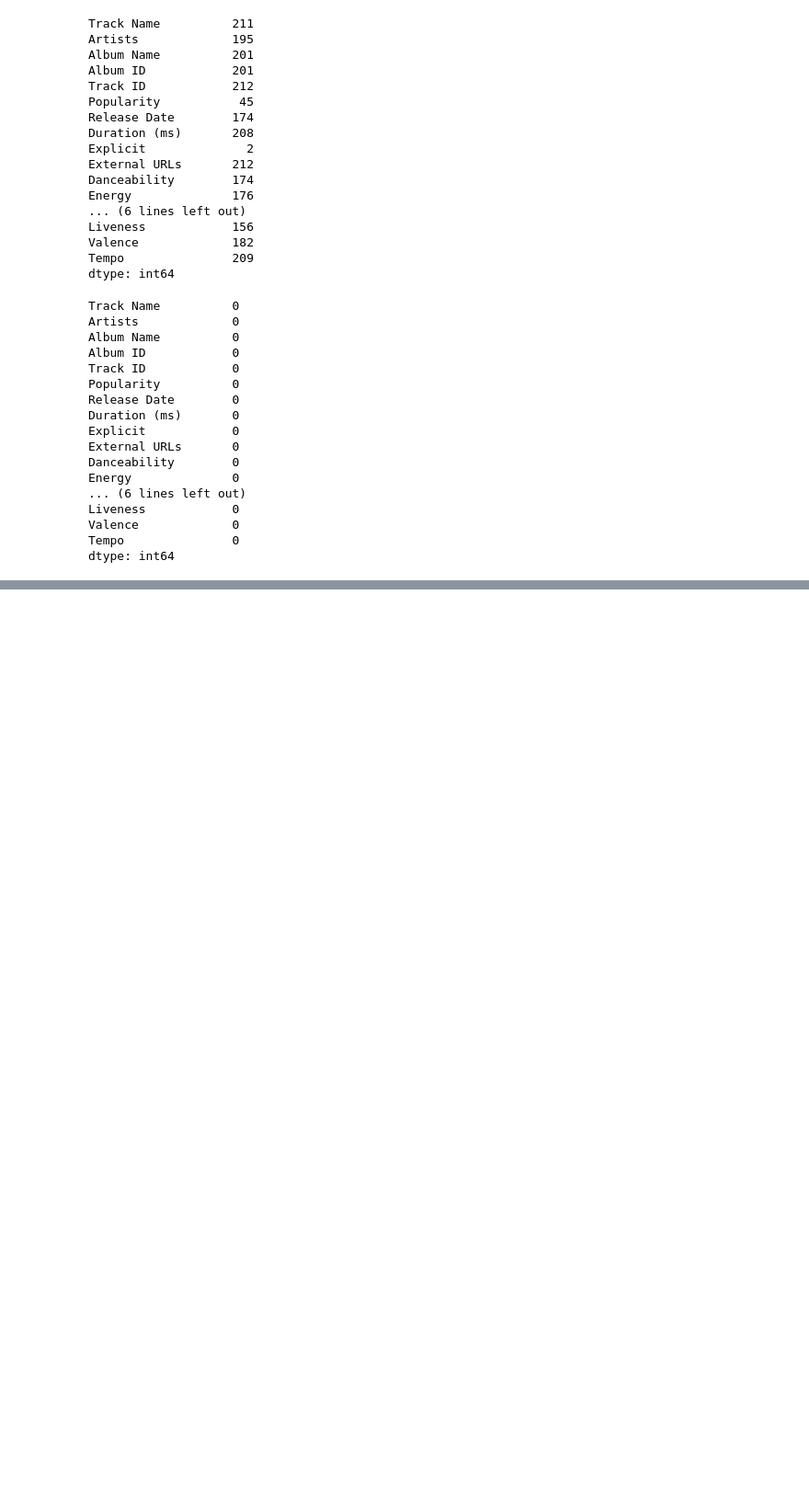
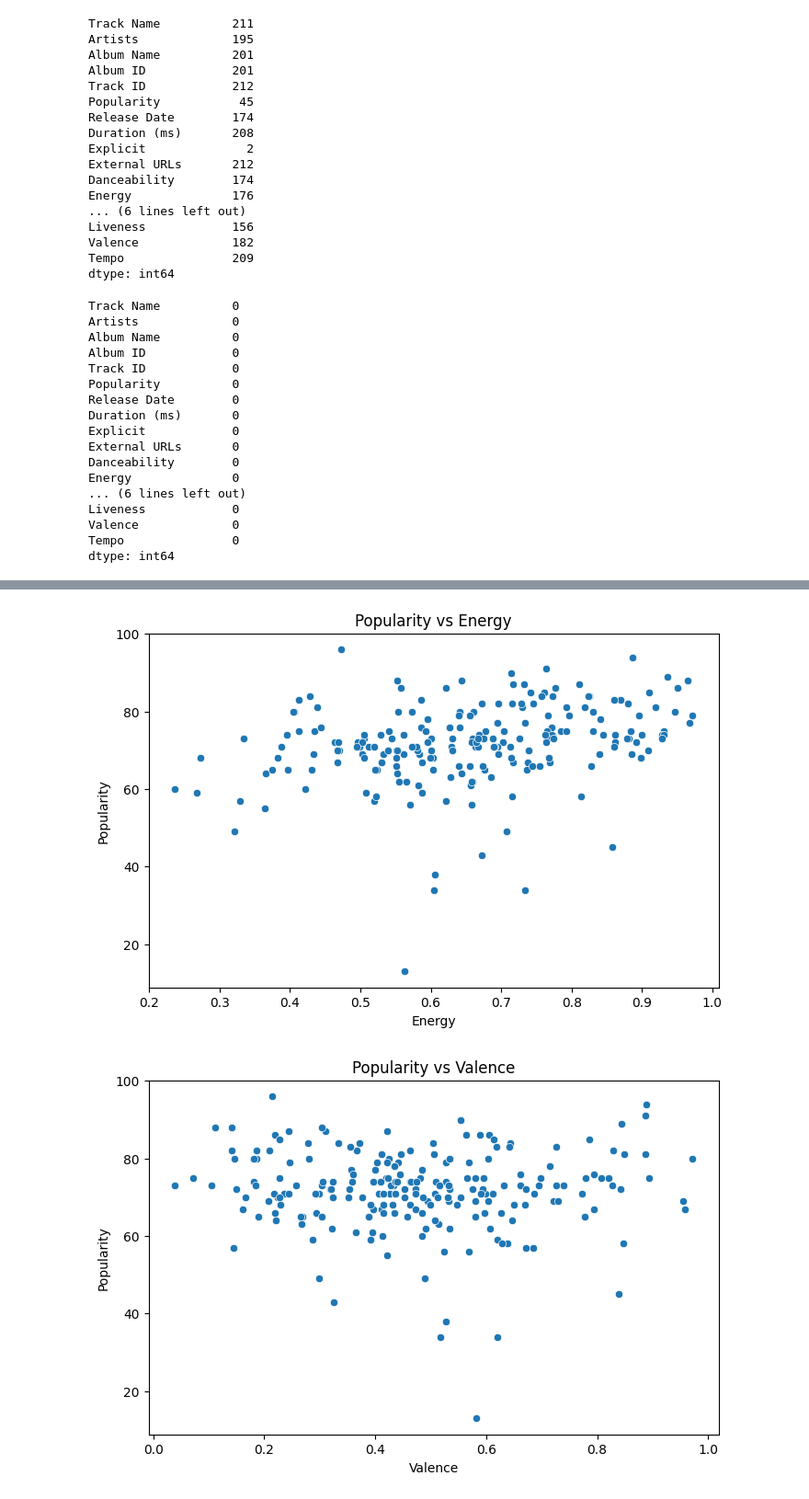
Before and after one commit to LukeOpany/music_popularity, a Jupyter notebook: music.ipynb, the cells around one changed output, grey strips where cells are left out. Shown at 92% size. Cells and saved outputs as stored; diff of their text form; code cells hidden in the pictures; blank space fills up the shorter version.

```diff
--- a/music.ipynb
+++ b/music.ipynb
@@ -92,0 +110,10 @@ df = df.drop('Unnamed: 0', axis=1)
+# %%
+features = ['Energy', 'Valence', 'Danceability', 'Loudness', 'Acousticness']
+for feature in features:
+    plt.figure(figsize=(8, 5))
+    sns.scatterplot(data=df, x=feature, y='Popularity')
+    plt.title(f'Popularity vs {feature}')
+    plt.show()
+# %% [output]
+[figure, added]
+[figure, added]
```
Also changed, not shown: parts of 2 cells of this notebook.
